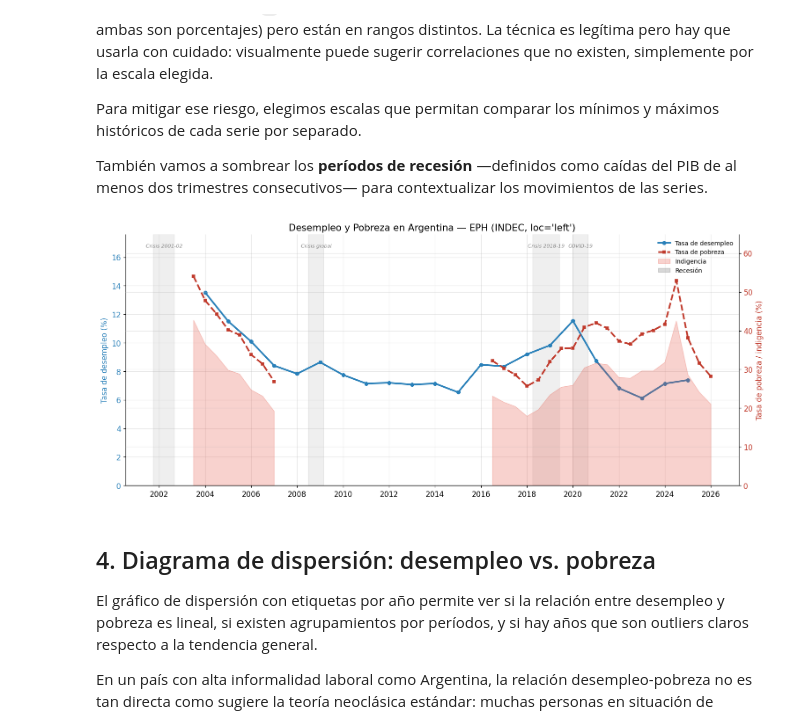
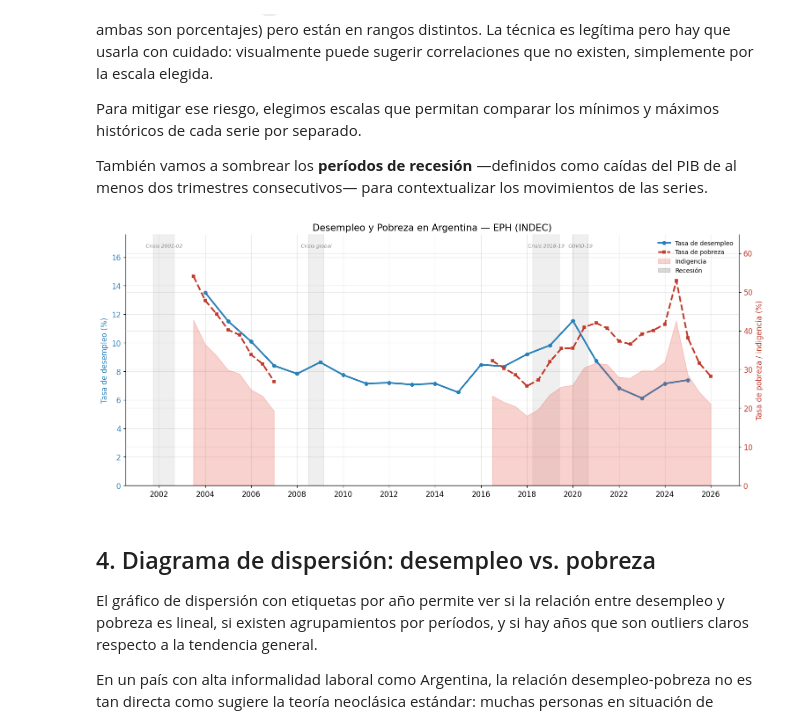
Before and after one commit to dbrisaro/Python-y-Politicas-Publicas---Risaro, a Jupyter notebook: M02_C02_Mercado_Laboral_Pobreza.ipynb, the cells around one changed output. Drawn from its saved outputs; the diff is of its cells as text; code cells hidden in the pictures.

```diff
--- a/M02_C02_Mercado_Laboral_Pobreza.ipynb
+++ b/M02_C02_Mercado_Laboral_Pobreza.ipynb
@@ -280,35 +280,35 @@ ax2.set_ylim(0, df_pobreza["pobreza"].max() * 1.2)
 
 # Sombrear recesiones
 for inicio, fin, etiq in recesiones:
     i, f = pd.to_datetime(inicio), pd.to_datetime(fin)
     ax1.axvspan(i, f, alpha=0.12, color="gray")
     mid = i + (f - i) / 2
     ax1.text(mid, ax1.get_ylim()[1] * 0.95, etiq,
              ha="center", fontsize=7.5, color="gray", style="italic")
 
 # Leyendas combinadas
 lines1, labels1 = ax1.get_legend_handles_labels()
 lines2, labels2 = ax2.get_legend_handles_labels()
 recession_patch = mpatches.Patch(color="gray", alpha=0.3, label="Recesión")
 ax1.legend(lines1 + lines2 + [recession_patch],
            labels1 + labels2 + ["Recesión"],
            loc="upper right", fontsize=9, frameon=False)
 
-ax1.set_title("Desempleo y Pobreza en Argentina — EPH (INDEC, loc='left')",
+ax1.set_title("Desempleo y Pobreza en Argentina — EPH (INDEC)",
               fontsize=14)
 ax1.xaxis.set_major_formatter(mdates.DateFormatter("%Y"))
 ax1.xaxis.set_major_locator(mdates.YearLocator(2))
 plt.xticks(rotation=45, ha="right")
 
 # Eliminar el spine derecho del ax1 para que no se superponga con el eje de ax2
 ax1.spines["right"].set_visible(True)
 ax2.spines["left"].set_visible(False)
 
 plt.tight_layout()
 plt.savefig("desempleo_pobreza.png", bbox_inches="tight", dpi=150)
 plt.show()
 # %% [output]
-[figure, old version]
+[figure, new version]
 # %% [markdown]
 ## 4. Diagrama de dispersión: desempleo vs. pobreza
 
```
Also changed, not shown: parts of 2 cells of this notebook, 15 other files.
